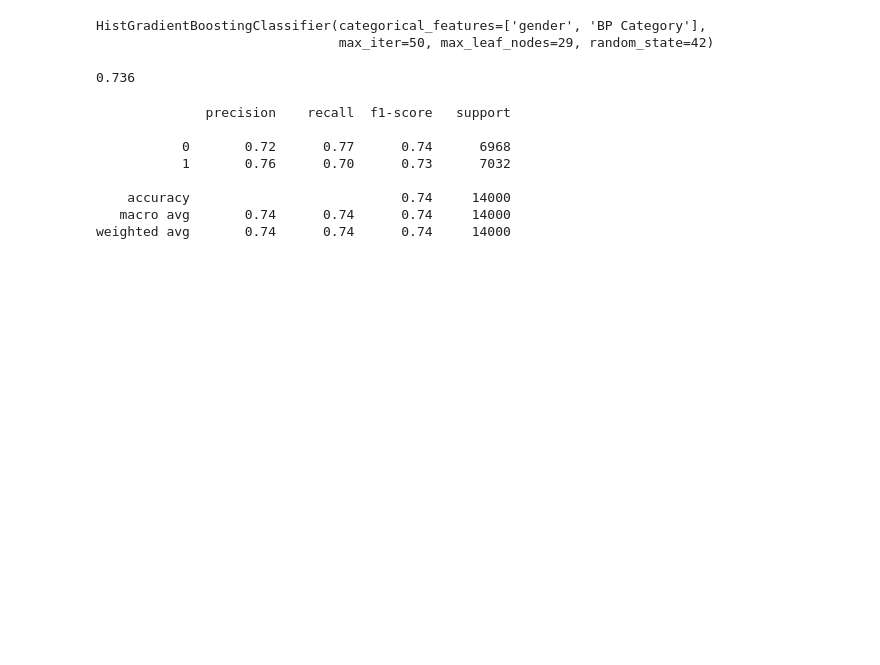
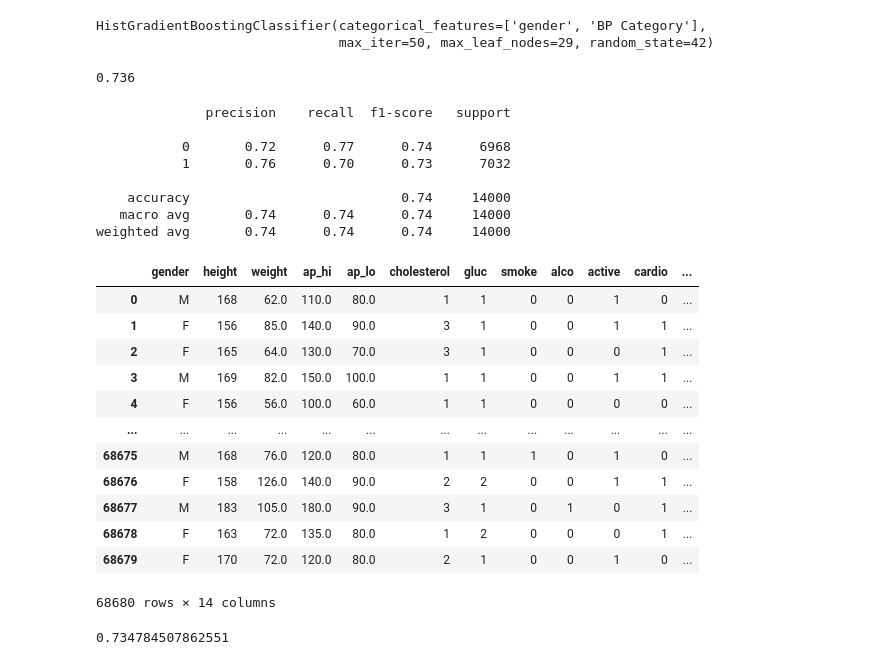
Before and after one commit to KatherineWasmer/biostat_625_final, a Jupyter notebook: HistGradientBoost.ipynb, the cells around one changed output. Cells and saved outputs as stored; diff of their text form; code cells hidden in the pictures; blank space fills up the shorter version.

```diff
--- a/HistGradientBoost.ipynb
+++ b/HistGradientBoost.ipynb
@@ -128,3 +116,21 @@ print(classification_report(y_test, hgbc_v2.predict(X_test)))
     accuracy                           0.74     14000
    macro avg       0.74      0.74      0.74     14000
 weighted avg       0.74      0.74      0.74     14000
+# %%
+not_null = data[data.notnull().all(axis=1)].iloc[:, 1:]
+# %%
+not_null
+# %% [output]
+|  | gender | height | weight | ap_hi | ap_lo | cholesterol | gluc | smoke | alco | active | cardio | ... |
+| 0 | M | 168 | 62.0 | 110.0 | 80.0 | 1 | 1 | 0 | 0 | 1 | 0 | ... |
+| 1 | F | 156 | 85.0 | 140.0 | 90.0 | 3 | 1 | 0 | 0 | 1 | 1 | ... |
+| 2 | F | 165 | 64.0 | 130.0 | 70.0 | 3 | 1 | 0 | 0 | 0 | 1 | ... |
+| 3 | M | 169 | 82.0 | 150.0 | 100.0 | 1 | 1 | 0 | 0 | 1 | 1 | ... |
+| 4 | F | 156 | 56.0 | 100.0 | 60.0 | 1 | 1 | 0 | 0 | 0 | 0 | ... |
+| ... | ... | ... | ... | ... | ... | ... | ... | ... | ... | ... | ... | ... |
+| 68675 | M | 168 | 76.0 | 120.0 | 80.0 | 1 | 1 | 1 | 0 | 1 | 0 | ... |
+| 68676 | F | 158 | 126.0 | 140.0 | 90.0 | 2 | 2 | 0 | 0 | 1 | 1 | ... |
+| 68677 | M | 183 | 105.0 | 180.0 | 90.0 | 3 | 1 | 0 | 1 | 0 | 1 | ... |
+| 68678 | F | 163 | 72.0 | 135.0 | 80.0 | 1 | 2 | 0 | 0 | 0 | 1 | ... |
+| 68679 | F | 170 | 72.0 | 120.0 | 80.0 | 2 | 1 | 0 | 0 | 1 | 0 | ... |
+68680 rows × 14 columns
@@ -130,0 +145,4 @@ weighted avg       0.74      0.74      0.74     14000
+# %%
+clf_nn.score(X_test_nn, y_test_nn)
+# %% [output]
+0.734784507862551
```
Also changed, not shown: parts of 23 cells of this notebook.
